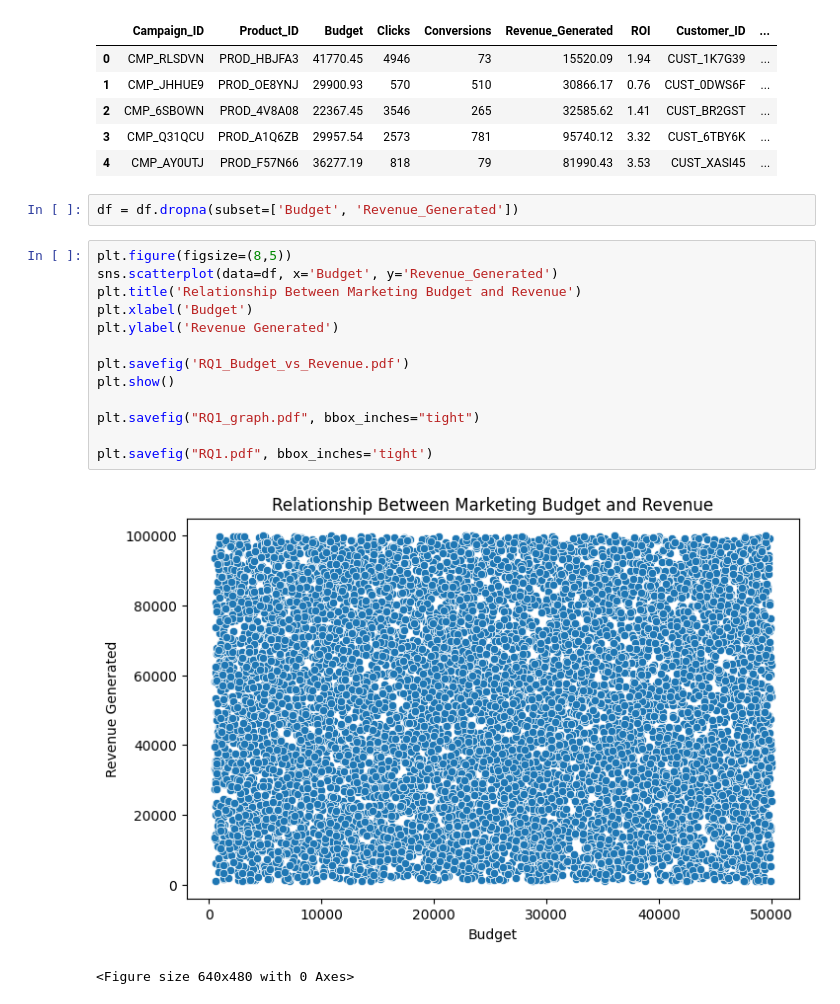
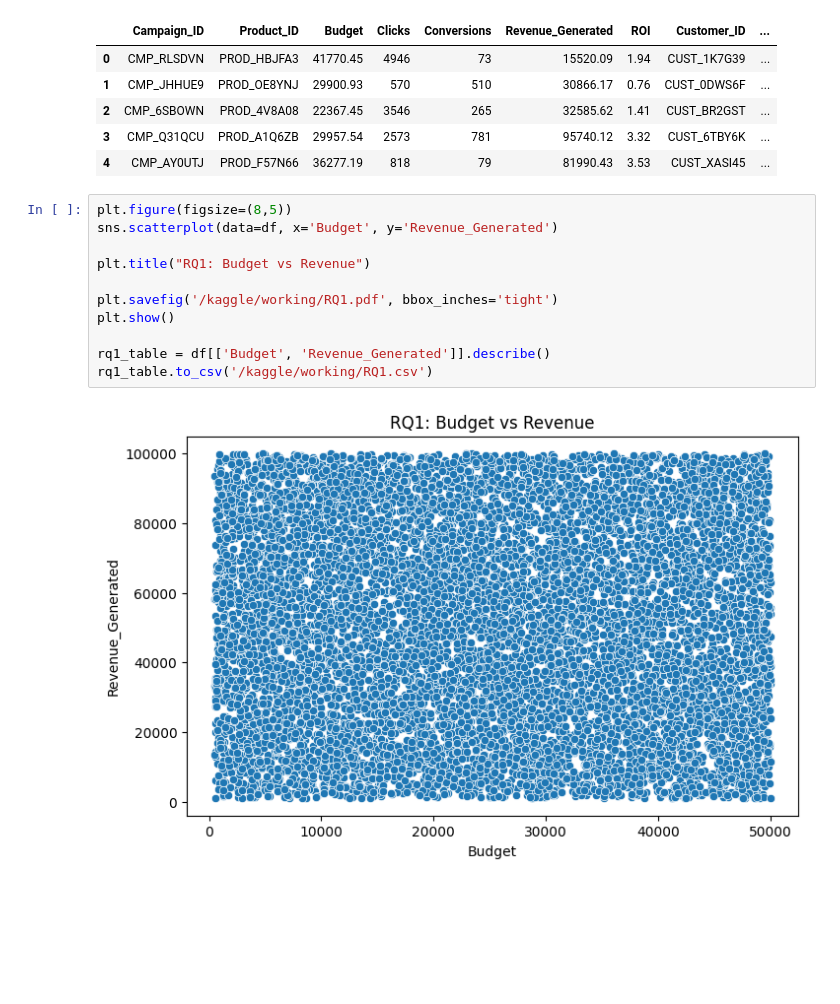
Before and after one commit to rohankush444/Market-Analysis-Project, a Jupyter notebook: notebook4fce4e8061.ipynb, the cells around one changed output. Cells and saved outputs as stored; diff of their text form; blank space fills up the shorter version.

```diff
--- a/notebook4fce4e8061.ipynb
+++ b/notebook4fce4e8061.ipynb
@@ -34,21 +34,16 @@ df.head()
 | 2 | CMP_6SBOWN | PROD_4V8A08 | 22367.45 | 3546 | 265 | 32585.62 | 1.41 | CUST_BR2GST | ... |
 | 3 | CMP_Q31QCU | PROD_A1Q6ZB | 29957.54 | 2573 | 781 | 95740.12 | 3.32 | CUST_6TBY6K | ... |
 | 4 | CMP_AY0UTJ | PROD_F57N66 | 36277.19 | 818 | 79 | 81990.43 | 3.53 | CUST_XASI45 | ... |
-# %%
-df = df.dropna(subset=['Budget', 'Revenue_Generated'])
 # %%
 plt.figure(figsize=(8,5))
 sns.scatterplot(data=df, x='Budget', y='Revenue_Generated')
-plt.title('Relationship Between Marketing Budget and Revenue')
-plt.xlabel('Budget')
-plt.ylabel('Revenue Generated')
 
-plt.savefig('RQ1_Budget_vs_Revenue.pdf')
+plt.title("RQ1: Budget vs Revenue")
+
+plt.savefig('/kaggle/working/RQ1.pdf', bbox_inches='tight')
 plt.show()
 
-plt.savefig("RQ1_graph.pdf", bbox_inches="tight")
-
-plt.savefig("RQ1.pdf", bbox_inches='tight')
+rq1_table = df[['Budget', 'Revenue_Generated']].describe()
+rq1_table.to_csv('/kaggle/working/RQ1.csv')
 # %% [output]
-[figure, old version]
+[figure, new version]
-<Figure size 640x480 with 0 Axes>
```
Also changed, not shown: parts of 7 cells of this notebook.
